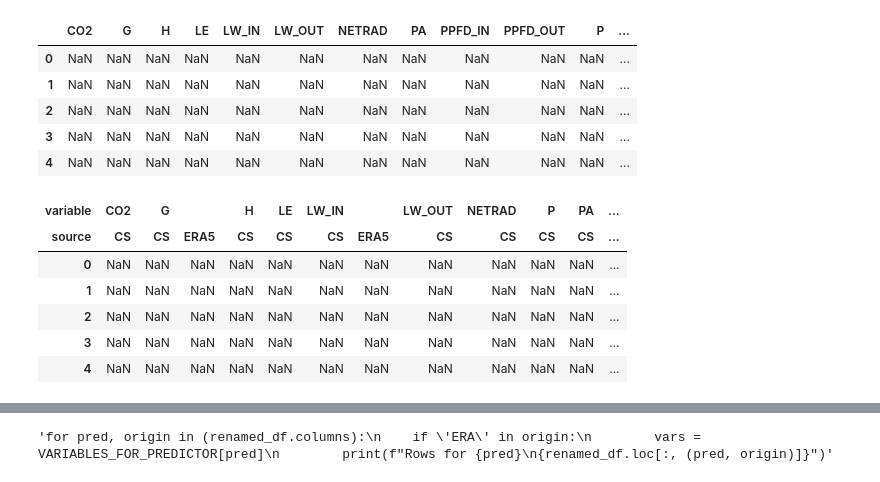
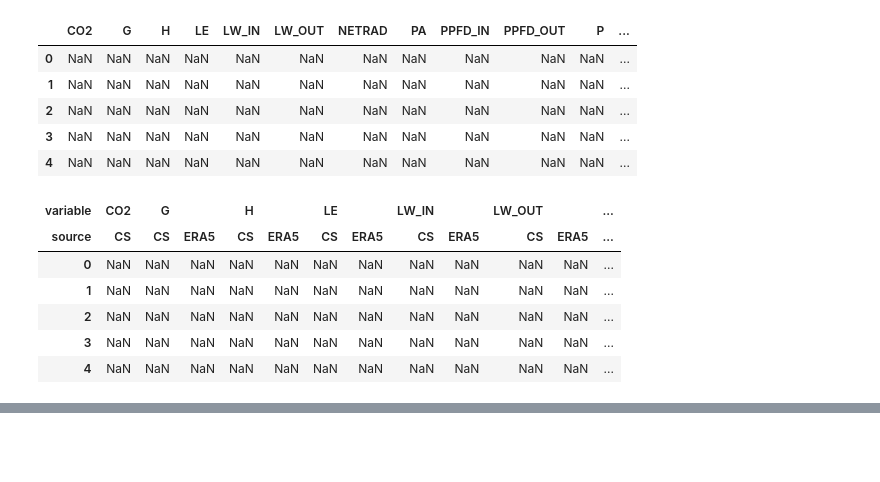
Before and after one commit to mrquaternion/CS-Pipeline, a Jupyter notebook: notebook.ipynb, the cells around one changed output, grey strips where cells are left out. Drawn from its saved outputs; the diff is of its cells as text; code cells hidden in the pictures; blank space fills up the shorter version.

```diff
--- a/notebook.ipynb
+++ b/notebook.ipynb
@@ -21,12 +22,12 @@ filtered_df.head(5)
 | 3 | NaN | NaN | NaN | NaN | NaN | NaN | NaN | NaN | NaN | NaN | NaN | ... |
 | 4 | NaN | NaN | NaN | NaN | NaN | NaN | NaN | NaN | NaN | NaN | NaN | ... |
 # %%
-input_vars = ['RH', 'G', 'LW_IN']
+input_vars = ['RH', 'VPD', 'PA', 'TA', 'P', 'SW_IN', 'LW_IN', 'SW_OUT', 'LW_OUT', 'NETRAD', 'H', 'LE', 'USTAR', 'WD', 'WS', 'G']
 renamed_df = cli.dataframe_restructuration(filtered_df, input_vars).loc[:47]
 renamed_df.head(5)
 # %% [output]
-| variable | CO2 | G |  | H | LE | LW_IN |  | LW_OUT | NETRAD | P | PA | ... |
-| source | CS | CS | ERA5 | CS | CS | CS | ERA5 | CS | CS | CS | CS | ... |
+| variable | CO2 | G |  | H |  | LE |  | LW_IN |  | LW_OUT |  | ... |
+| source | CS | CS | ERA5 | CS | ERA5 | CS | ERA5 | CS | ERA5 | CS | ERA5 | ... |
 | 0 | NaN | NaN | NaN | NaN | NaN | NaN | NaN | NaN | NaN | NaN | NaN | ... |
 | 1 | NaN | NaN | NaN | NaN | NaN | NaN | NaN | NaN | NaN | NaN | NaN | ... |
 | 2 | NaN | NaN | NaN | NaN | NaN | NaN | NaN | NaN | NaN | NaN | NaN | ... |
@@ -60,10 +61,3 @@ df_grouped.head(5)
 | 1994-01-01 02:00:00 | 0.000589 | 266.886719 | 0.0 | 0.0 | ... |
 | 1994-01-01 03:00:00 | 0.000584 | 274.374329 | 0.0 | 0.0 | ... |
 | 1994-01-01 04:00:00 | 0.000409 | 272.926392 | 0.0 | 0.0 | ... |
-# %%
-"""for pred, origin in (renamed_df.columns):
-    if 'ERA' in origin:
-        vars = VARIABLES_FOR_PREDICTOR[pred]
-        print(f"Rows for {pred}\n{renamed_df.loc[:, (pred, origin)]}")"""
-# %% [output]
-'for pred, origin in (renamed_df.columns):\n    if \'ERA\' in origin:\n        vars = VARIABLES_FOR_PREDICTOR[pred]\n        print(f"Rows for {pred}\n{renamed_df.loc[:, (pred, origin)]}")'
```
Also changed, not shown: parts of 4 cells of this notebook.
